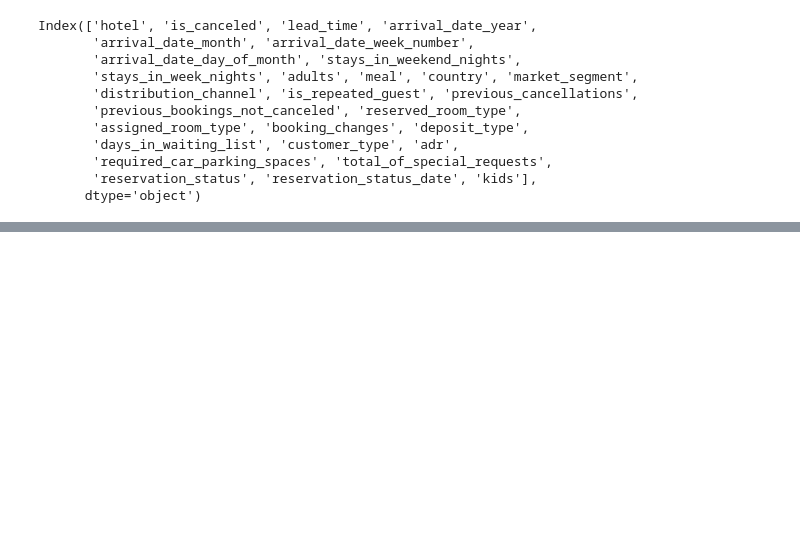
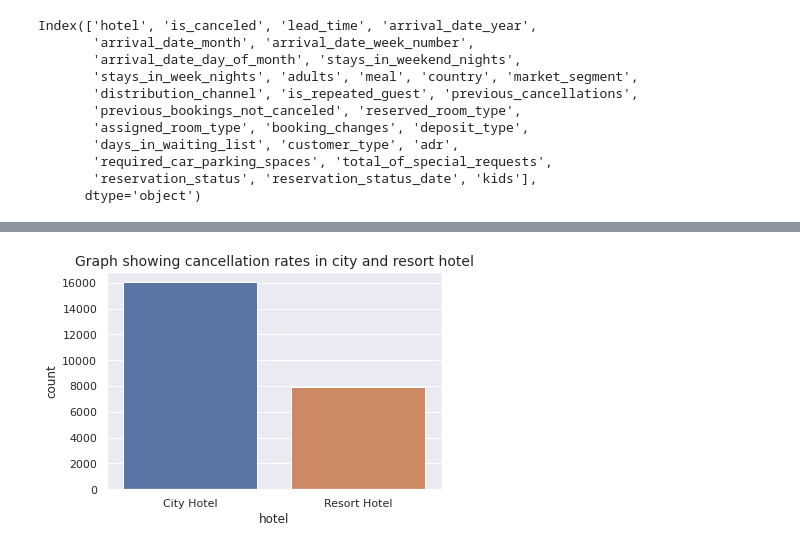
Before and after one commit to DSJibran/Hotel-Booking-EDA-Analysis, a Jupyter notebook: Hotel_Booking_Analysis.ipynb, the cells around one changed output, grey strips where cells are left out. Saved outputs shown, nothing was run; the diff lists cells and outputs as text; code cells hidden in the pictures; blank space fills up the shorter version.

```diff
--- a/Hotel_Booking_Analysis.ipynb
+++ b/Hotel_Booking_Analysis.ipynb
@@ -129,0 +185,10 @@ Index(['hotel', 'is_canceled', 'lead_time', 'arrival_date_year',
+# %%
+#Let's look into cancellation rate among different type of hotel.
+
+lst1 = ['is_canceled', 'hotel']
+type_of_hotel_canceled = df[lst1]
+canceled_hotel = type_of_hotel_canceled[type_of_hotel_canceled['is_canceled'] == 'canceled'].groupby(['hotel']).size().reset_index(name = 'count')
+
+sns.barplot(data = canceled_hotel, x = 'hotel', y = 'count').set_title('Graph showing cancellation rates in city and resort hotel', fontsize = 14);
+# %% [output]
+[figure, added]
```
Also changed, not shown: parts of 7 cells of this notebook.
